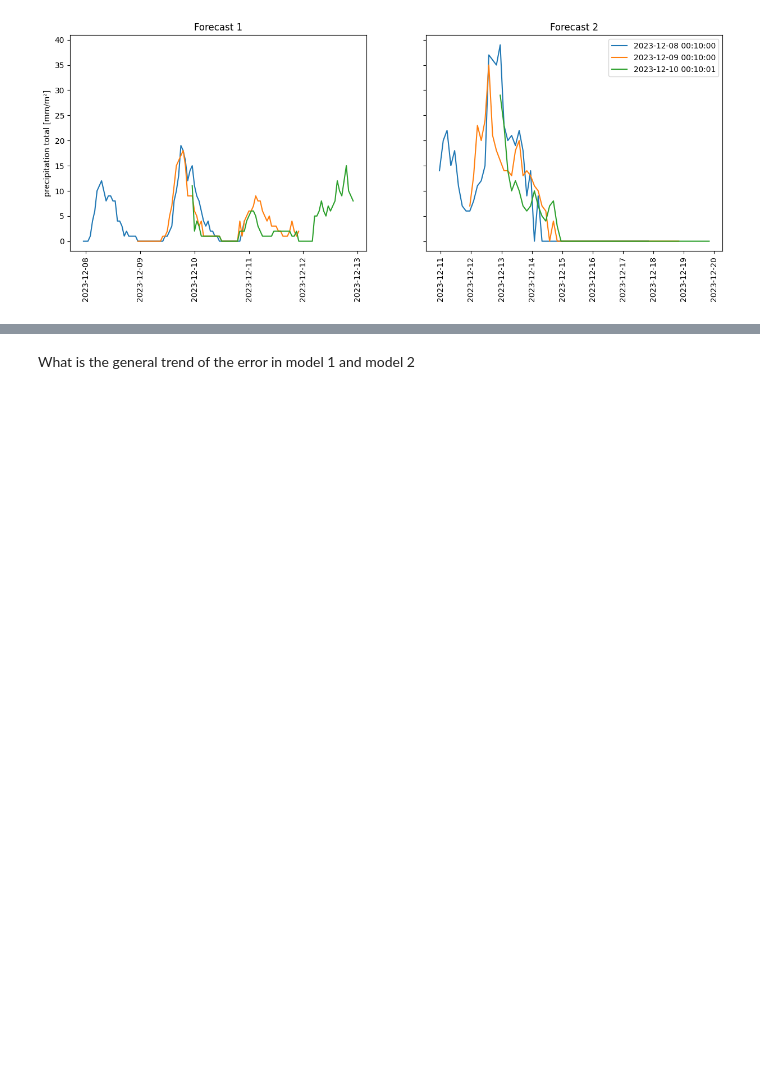
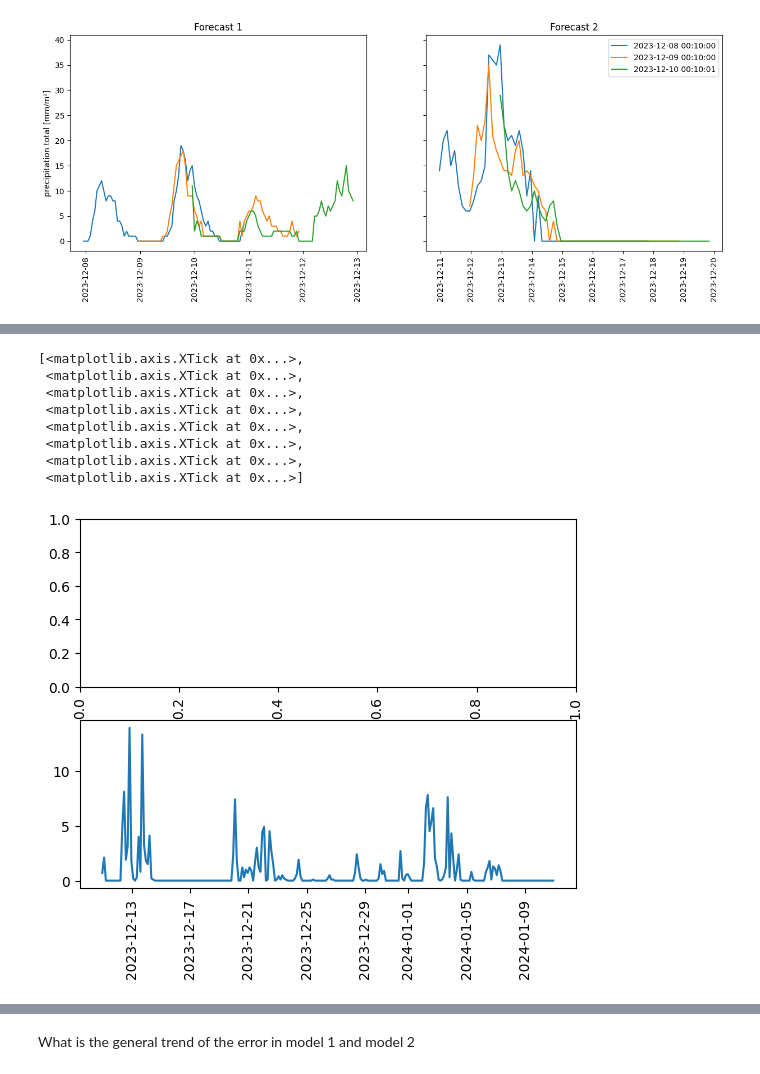
Before and after one commit to RobinU434/DataLiteracy, a Jupyter notebook: studies/13_01_24_RU_glimps_into_data.ipynb, the cells around one changed output, grey strips where cells are left out. Saved outputs shown, nothing was run; the diff lists cells and outputs as text; code cells hidden in the pictures; blank space fills up the shorter version.

```diff
--- a/studies/13_01_24_RU_glimps_into_data.ipynb
+++ b/studies/13_01_24_RU_glimps_into_data.ipynb
@@ -67 +512,22 @@ axs[1].plot(real_data["time"], real_data["precipitation_real"])
+# %%
+
+
+fig, axs = plt.subplots(nrows=2)
+real_data = dataset_model_2.get_merge(station_id=STATION_ID).sort_values(by="time")
+axs[1].plot(real_data["time"], real_data["precipitation_real"])
+real_data = dataset_model_2.get_historical(station_id=STATION_ID)
+# axs[1].plot(real_data["time"], real_data["precipitation_real"])
+
+axs[0].set_xticks(axs[0].get_xticks(), axs[0].get_xticklabels(), rotation=90)
+axs[1].set_xticks(axs[1].get_xticks(), axs[1].get_xticklabels(), rotation=90)
+# %% [output]
+[<matplotlib.axis.XTick at 0x...>,
+ <matplotlib.axis.XTick at 0x...>,
+ <matplotlib.axis.XTick at 0x...>,
+ <matplotlib.axis.XTick at 0x...>,
+ <matplotlib.axis.XTick at 0x...>,
+ <matplotlib.axis.XTick at 0x...>,
+ <matplotlib.axis.XTick at 0x...>,
+ <matplotlib.axis.XTick at 0x...>]
+[figure, added]
 # %%
```
Also changed, not shown: parts of 8 cells of this notebook, 1 other file.
